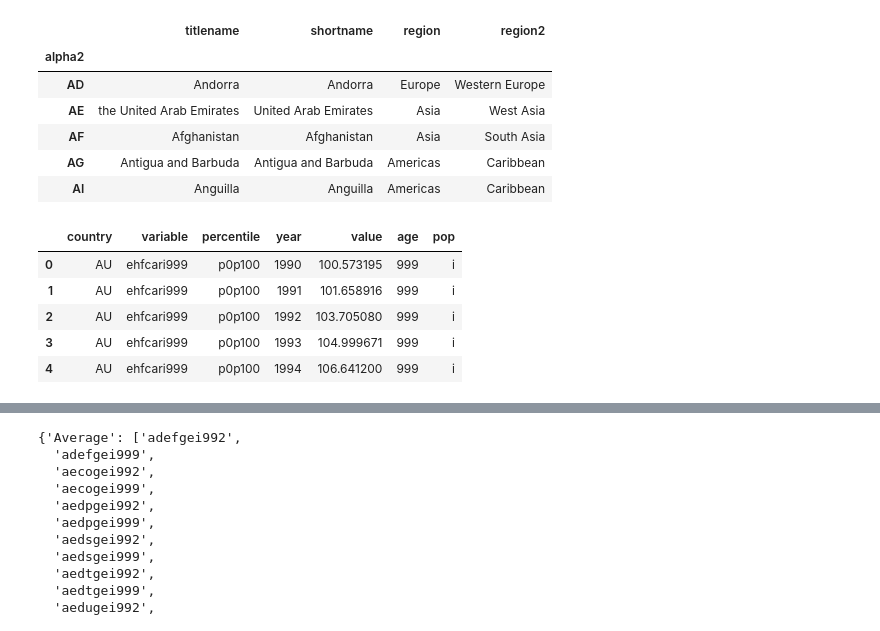
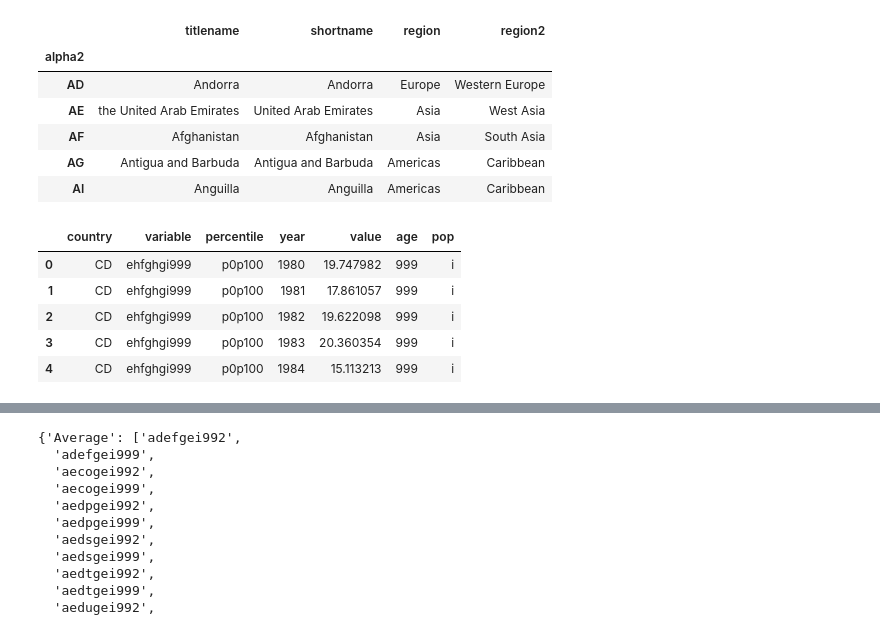
Before and after one commit to aldillon88/world-inequality-analysis, a Jupyter notebook: notebooks/initial-eda.ipynb, the cells around one changed output, grey strips where cells are left out. Cells and saved outputs as stored; diff of their text form; code cells hidden in the pictures.

```diff
--- a/notebooks/initial-eda.ipynb
+++ b/notebooks/initial-eda.ipynb
@@ -22,17 +22,17 @@ countries_df.head()
 | AG | Antigua and Barbuda | Antigua and Barbuda | Americas | Caribbean |
 | AI | Anguilla | Anguilla | Americas | Caribbean |
 # %%
-country_code = 'AU'
+country_code = 'CD'
 country_path = f"../data/unprocessed/WID_data_{country_code}.csv"
 country = pd.read_csv(filepath_or_buffer=country_path, delimiter=';', keep_default_na=False, na_values=[''])
 country.head()
 # %% [output]
 |  | country | variable | percentile | year | value | age | pop |
-| 0 | AU | ehfcari999 | p0p100 | 1990 | 100.573195 | 999 | i |
-| 1 | AU | ehfcari999 | p0p100 | 1991 | 101.658916 | 999 | i |
-| 2 | AU | ehfcari999 | p0p100 | 1992 | 103.705080 | 999 | i |
-| 3 | AU | ehfcari999 | p0p100 | 1993 | 104.999671 | 999 | i |
-| 4 | AU | ehfcari999 | p0p100 | 1994 | 106.641200 | 999 | i |
+| 0 | CD | ehfghgi999 | p0p100 | 1980 | 19.747982 | 999 | i |
+| 1 | CD | ehfghgi999 | p0p100 | 1981 | 17.861057 | 999 | i |
+| 2 | CD | ehfghgi999 | p0p100 | 1982 | 19.622098 | 999 | i |
+| 3 | CD | ehfghgi999 | p0p100 | 1983 | 20.360354 | 999 | i |
+| 4 | CD | ehfghgi999 | p0p100 | 1984 | 15.113213 | 999 | i |
 # %%
 meta_path = f"../data/unprocessed/WID_metadata_{country_code}.csv"
 meta = pd.read_csv(meta_path, delimiter=';', keep_default_na=False, na_values=['']).drop(columns=['age', 'pop'])
```
Also changed, not shown: parts of 5 cells of this notebook, 3 other files.
